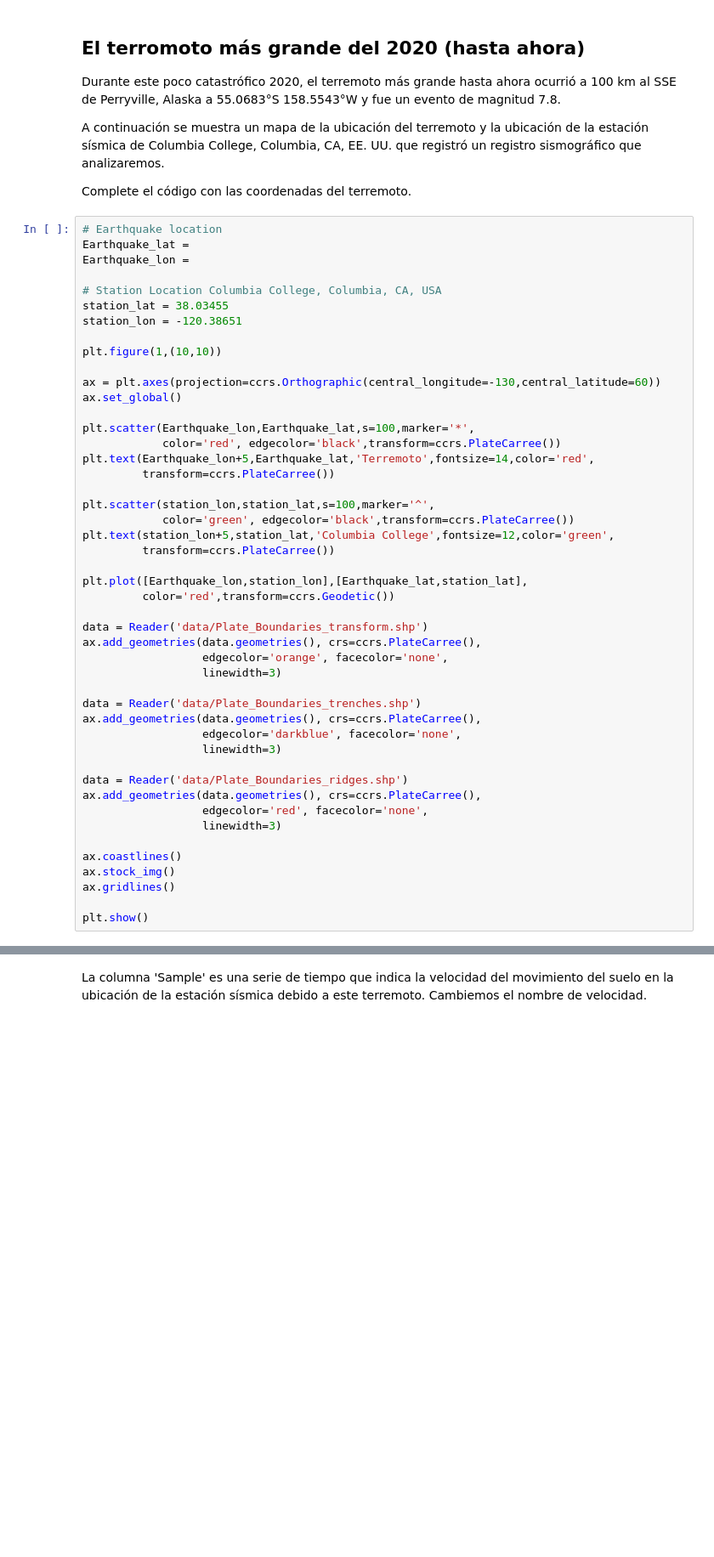
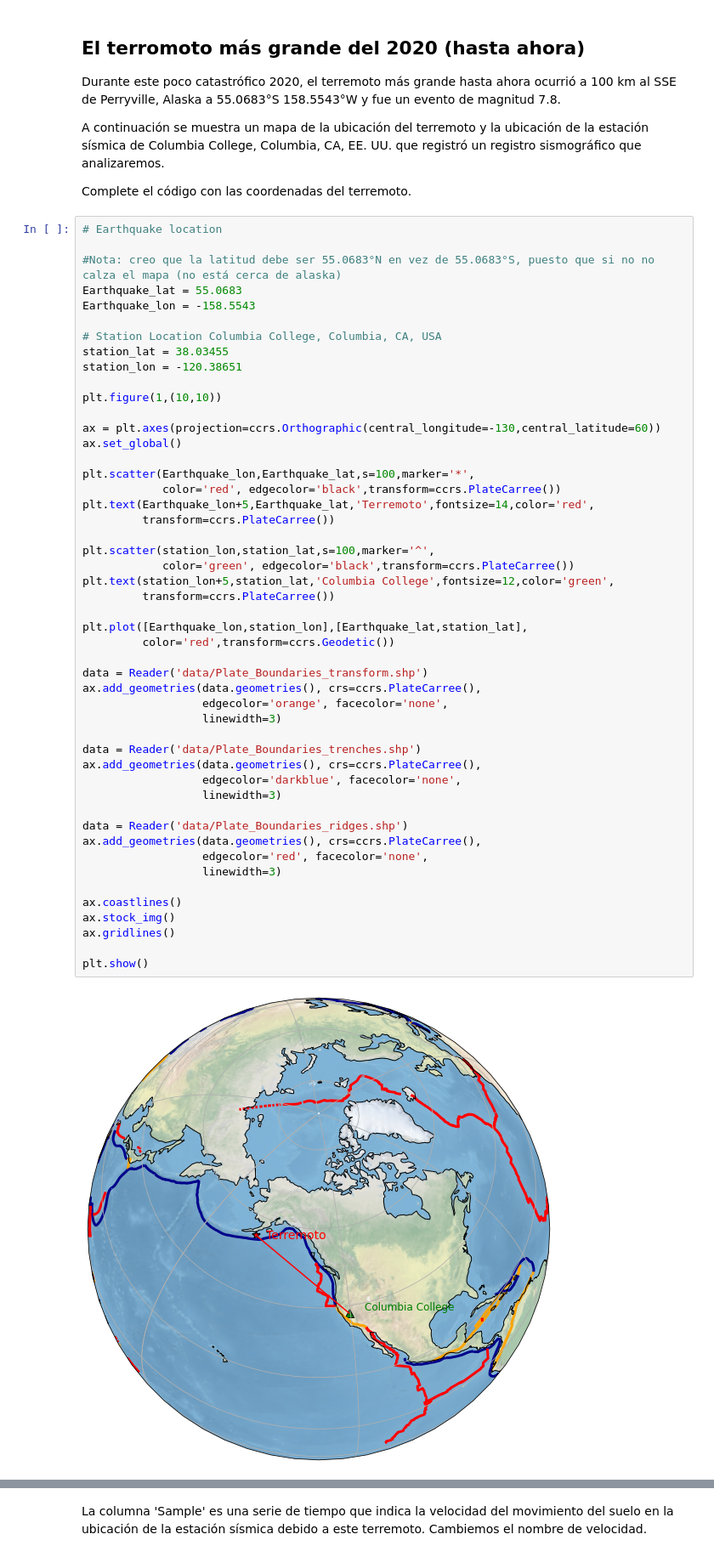
Before and after one commit to Pablolog42/2021-CD2201, a Jupyter notebook: Semana3/Tarea_Semana_03/Tarea_Semana_03.ipynb, the cells around one changed output, grey strips where cells are left out. Shown at 85% size. Cells and saved outputs as stored; diff of their text form; blank space fills up the shorter version.

```diff
--- a/Semana3/Tarea_Semana_03/Tarea_Semana_03.ipynb
+++ b/Semana3/Tarea_Semana_03/Tarea_Semana_03.ipynb
@@ -94,8 +164,10 @@ A continuación se muestra un mapa de la ubicación del terremoto y la ubicació
 Complete el código con las coordenadas del terremoto.
 # %%
 # Earthquake location
-Earthquake_lat =
-Earthquake_lon =
+
+#Nota: creo que la latitud debe ser 55.0683°N en vez de 55.0683°S, puesto que si no no calza el mapa (no está cerca de alaska)
+Earthquake_lat = 55.0683
+Earthquake_lon = -158.5543
 
 # Station Location Columbia College, Columbia, CA, USA
 station_lat = 38.03455
@@ -112,33 +184,35 @@ plt.text(Earthquake_lon+5,Earthquake_lat,'Terremoto',fontsize=14,color='red',
          transform=ccrs.PlateCarree())
 
 plt.scatter(station_lon,station_lat,s=100,marker='^',
             color='green', edgecolor='black',transform=ccrs.PlateCarree())
 plt.text(station_lon+5,station_lat,'Columbia College',fontsize=12,color='green',
          transform=ccrs.PlateCarree())
 
 plt.plot([Earthquake_lon,station_lon],[Earthquake_lat,station_lat],
          color='red',transform=ccrs.Geodetic())
 
 data = Reader('data/Plate_Boundaries_transform.shp')
 ax.add_geometries(data.geometries(), crs=ccrs.PlateCarree(),
                   edgecolor='orange', facecolor='none',
                   linewidth=3)
 
 data = Reader('data/Plate_Boundaries_trenches.shp')
 ax.add_geometries(data.geometries(), crs=ccrs.PlateCarree(),
                   edgecolor='darkblue', facecolor='none',
                   linewidth=3)
 
 data = Reader('data/Plate_Boundaries_ridges.shp')
 ax.add_geometries(data.geometries(), crs=ccrs.PlateCarree(),
                   edgecolor='red', facecolor='none',
                   linewidth=3)
 
 ax.coastlines()
 ax.stock_img()
 ax.gridlines()
 
 plt.show()
+# %% [output]
+[figure, added]
 # %% [markdown]
 ¿En qué tipo de límite de placas ocurrió este terremoto?
 
```
Also changed, not shown: parts of 14 cells of this notebook.
